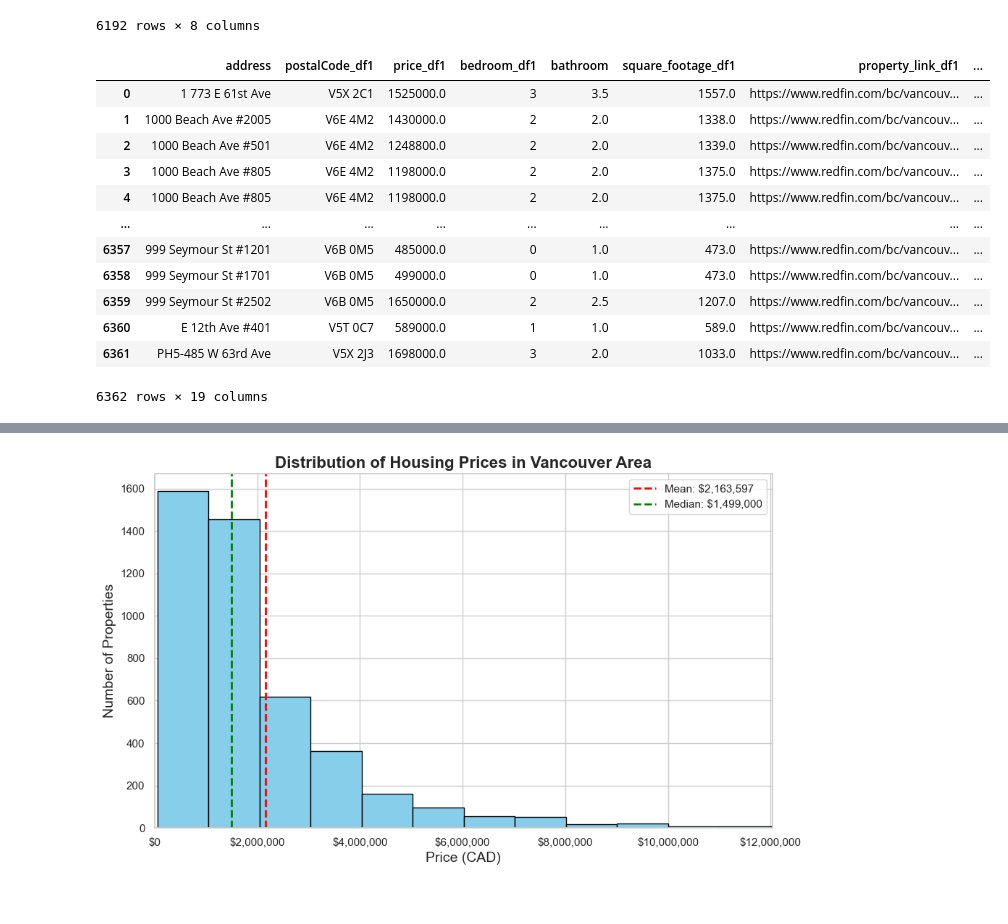
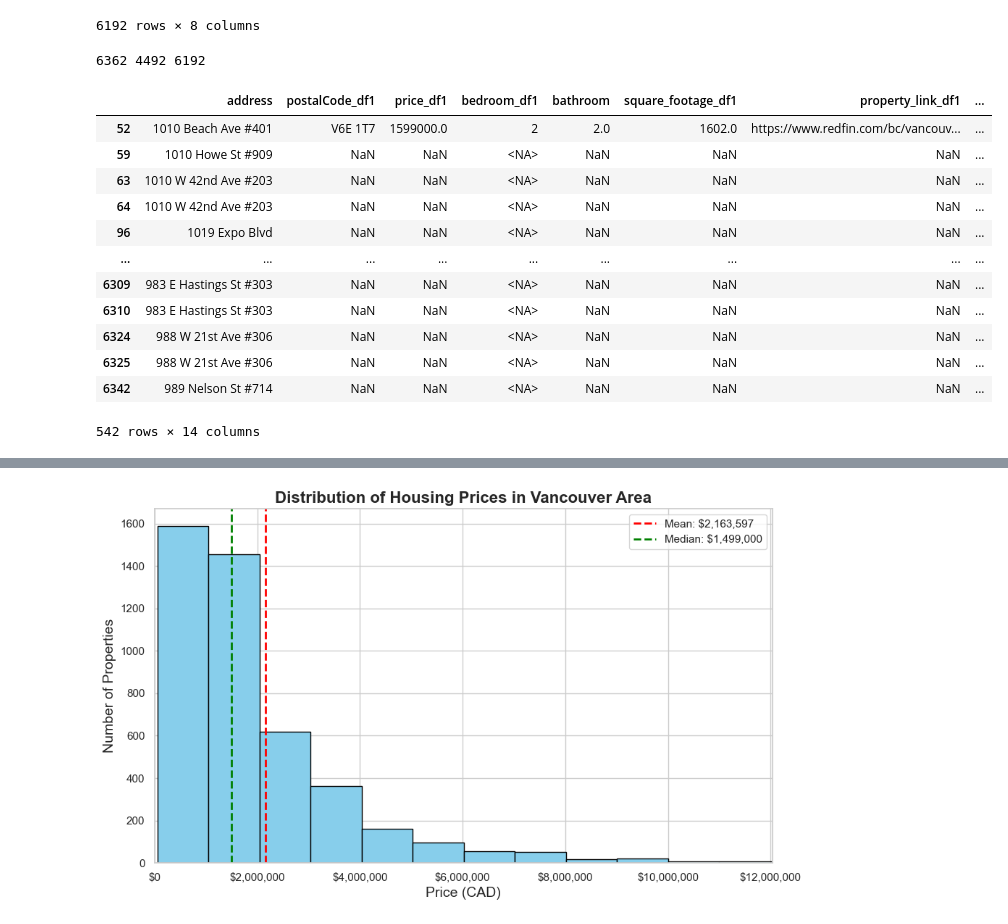
Before and after one commit to chrisgqy/Redfin_RealEstate_ETL, a Jupyter notebook: notebook/transformation.ipynb, the cells around one changed output, grey strips where cells are left out. Saved outputs shown, nothing was run; the diff lists cells and outputs as text; code cells hidden in the pictures.

```diff
--- a/notebook/transformation.ipynb
+++ b/notebook/transformation.ipynb
@@ -115,16 +105,28 @@ merged_df['property_link'] = merged_df['property_link_df1'].combine_first(merged
-# %%
-merged_df
-# %% [output]
-|  | address | postalCode_df1 | price_df1 | bedroom_df1 | bathroom | square_footage_df1 | property_link_df1 | ... |
-| 0 | 1 773 E 61st Ave | V5X 2C1 | 1525000.0 | 3 | 3.5 | 1557.0 | https://www.redfin.com/bc/vancouv... | ... |
-| 1 | 1000 Beach Ave #2005 | V6E 4M2 | 1430000.0 | 2 | 2.0 | 1338.0 | https://www.redfin.com/bc/vancouv... | ... |
-| 2 | 1000 Beach Ave #501 | V6E 4M2 | 1248800.0 | 2 | 2.0 | 1339.0 | https://www.redfin.com/bc/vancouv... | ... |
-| 3 | 1000 Beach Ave #805 | V6E 4M2 | 1198000.0 | 2 | 2.0 | 1375.0 | https://www.redfin.com/bc/vancouv... | ... |
-| 4 | 1000 Beach Ave #805 | V6E 4M2 | 1198000.0 | 2 | 2.0 | 1375.0 | https://www.redfin.com/bc/vancouv... | ... |
-| ... | ... | ... | ... | ... | ... | ... | ... | ... |
-| 6357 | 999 Seymour St #1201 | V6B 0M5 | 485000.0 | 0 | 1.0 | 473.0 | https://www.redfin.com/bc/vancouv... | ... |
-| 6358 | 999 Seymour St #1701 | V6B 0M5 | 499000.0 | 0 | 1.0 | 473.0 | https://www.redfin.com/bc/vancouv... | ... |
-| 6359 | 999 Seymour St #2502 | V6B 0M5 | 1650000.0 | 2 | 2.5 | 1207.0 | https://www.redfin.com/bc/vancouv... | ... |
-| 6360 | E 12th Ave #401 | V5T 0C7 | 589000.0 | 1 | 1.0 | 589.0 | https://www.redfin.com/bc/vancouv... | ... |
-| 6361 | PH5-485 W 63rd Ave | V5X 2J3 | 1698000.0 | 3 | 2.0 | 1033.0 | https://www.redfin.com/bc/vancouv... | ... |
-6362 rows × 19 columns
+# %%
+merged_df = pd.merge(df1, df2, on='address', how='outer', suffixes=('_df1', '_df2'))
+print(len(merged_df), len(df1), len(df2))
+# %% [output]
+6362 4492 6192
+# %%
+addresses_df1 = set(df1['address'])
+addresses_df2 = set(df2['address'])
+unique_addresses_df1 = addresses_df1 - addresses_df2
+unique_addresses_df2 = addresses_df2 - addresses_df1
+unique_addresses = unique_addresses_df1.union(unique_addresses_df2)
+unique_rows_merged_df = merged_df[merged_df['address'].isin(unique_addresses)]
+# %%
+unique_rows_merged_df
+# %% [output]
+|  | address | postalCode_df1 | price_df1 | bedroom_df1 | bathroom | square_footage_df1 | property_link_df1 | ... |
+| 52 | 1010 Beach Ave #401 | V6E 1T7 | 1599000.0 | 2 | 2.0 | 1602.0 | https://www.redfin.com/bc/vancouv... | ... |
+| 59 | 1010 Howe St #909 | NaN | NaN | <NA> | NaN | NaN | NaN | ... |
+| 63 | 1010 W 42nd Ave #203 | NaN | NaN | <NA> | NaN | NaN | NaN | ... |
+| 64 | 1010 W 42nd Ave #203 | NaN | NaN | <NA> | NaN | NaN | NaN | ... |
+| 96 | 1019 Expo Blvd | NaN | NaN | <NA> | NaN | NaN | NaN | ... |
+| ... | ... | ... | ... | ... | ... | ... | ... | ... |
+| 6309 | 983 E Hastings St #303 | NaN | NaN | <NA> | NaN | NaN | NaN | ... |
+| 6310 | 983 E Hastings St #303 | NaN | NaN | <NA> | NaN | NaN | NaN | ... |
+| 6324 | 988 W 21st Ave #306 | NaN | NaN | <NA> | NaN | NaN | NaN | ... |
+| 6325 | 988 W 21st Ave #306 | NaN | NaN | <NA> | NaN | NaN | NaN | ... |
+| 6342 | 989 Nelson St #714 | NaN | NaN | <NA> | NaN | NaN | NaN | ... |
+542 rows × 14 columns
```
Also changed, not shown: parts of 3 cells of this notebook.
